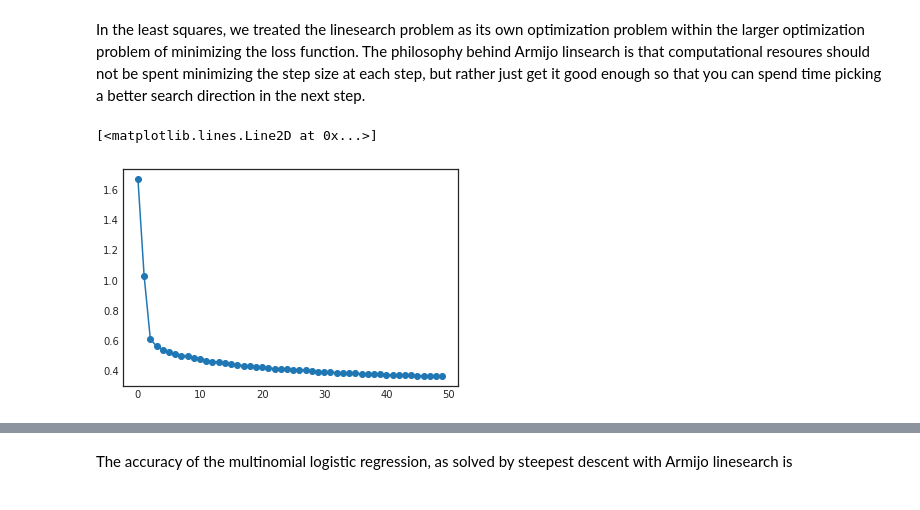
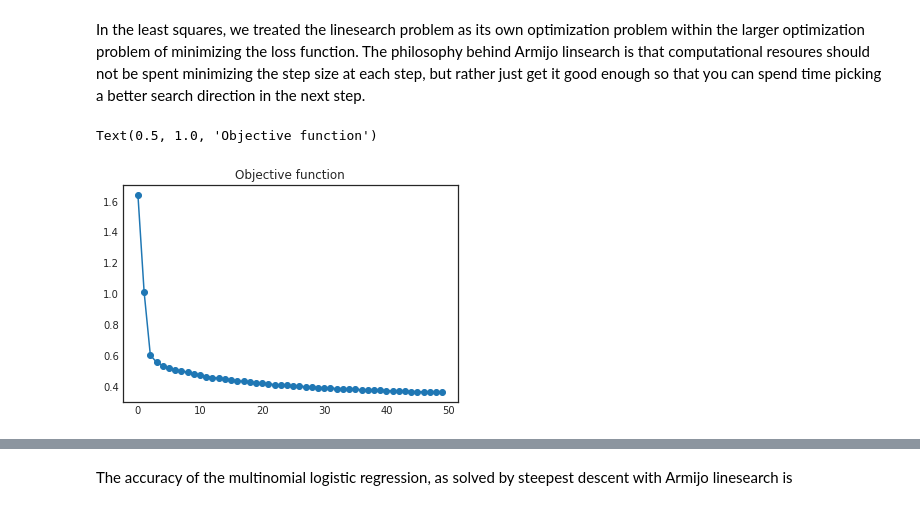
Before and after one commit to tXiao95/py_experiments, a Jupyter notebook: mnistLinearClassification.ipynb, the cells around one changed output, grey strips where cells are left out. Drawn from its saved outputs; the diff is of its cells as text; code cells hidden in the pictures.

```diff
--- a/mnistLinearClassification.ipynb
+++ b/mnistLinearClassification.ipynb
@@ -62,7 +63,8 @@ search direction in the next step.
 # %%
 def SDLC(E, W, Y, C, alpha0, gamma, maxIter):
     """
-    Steepest descent for the multinomial logistic regression
+    Steepest descent for the multinomial logistic regression with Armijo linesearch.
+    Line search problem isn't as easy as the least squares case.
 
     Parameters
         E -- function that computes the cross entropy and gradient at W
@@ -79,6 +81,7 @@ def SDLC(E, W, Y, C, alpha0, gamma, maxIter):
         Whis -- solution at each iteration
     """
     his = np.zeros(maxIter)
+    grad_norm = np.zeros(maxIter)
     for i in np.arange(maxIter):
         alpha = alpha0
         results = E(W, Y, C)
@@ -98,6 +101,7 @@ def SDLC(E, W, Y, C, alpha0, gamma, maxIter):
 
         W = new_W
         his[i] = new_CE
+        grad_norm[i] = np.linalg.norm(D)
 
         # Modifying step size for the next step
         if alpha != alpha0:
@@ -105,12 +109,13 @@ def SDLC(E, W, Y, C, alpha0, gamma, maxIter):
         else:
             alpha0 = gamma * alpha
 
-    return W, his
+    return W, his, grad_norm
 # %%
 # This takes a couple minutes
-sol, his = SDLC(softmaxFun, W=W, Y=Y, C=C, alpha0=1, gamma=2, maxIter=50)
+sol, his, norms = SDLC(softmaxFun, W=W, Y=Y, C=C, alpha0=1, gamma=2, maxIter=50)
 # %%
 plt.plot(his, marker = "o")
+plt.title("Objective function")
 # %% [output]
-[<matplotlib.lines.Line2D at 0x...>]
+Text(0.5, 1.0, 'Objective function')
-[figure, old version]
+[figure, new version]
```
Also changed, not shown: parts of 7 cells of this notebook, 1 other file.
